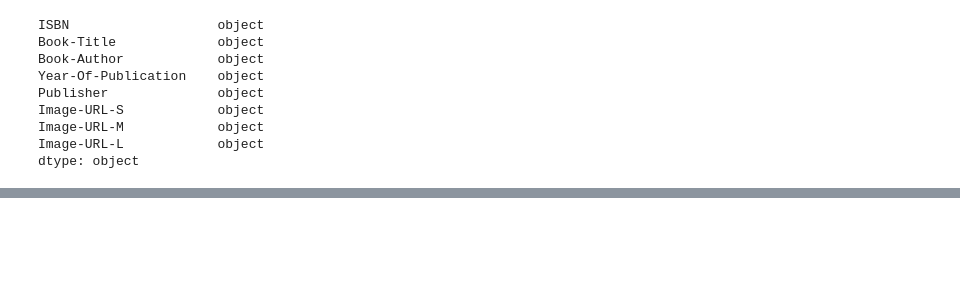
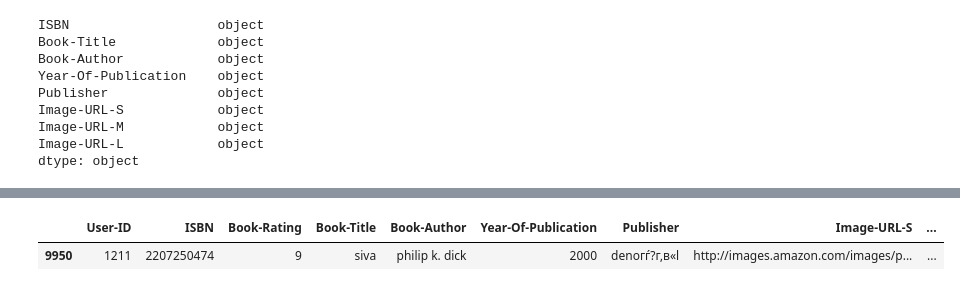
Before and after one commit to Junacik99/DataSenticsHW, a Jupyter notebook: cleanup.ipynb, the cells around one changed output, grey strips where cells are left out. Drawn from its saved outputs; the diff is of its cells as text; code cells hidden in the pictures; blank space fills up the shorter version.

```diff
--- a/cleanup.ipynb
+++ b/cleanup.ipynb
@@ -55,4 +60,10 @@ dataset.head()
 | 2 | 276729 | 0521795028 | 6 | the amsterdam connection : level ... | sue leather | 2001 | cambridge university press | http://images.amazon.com/images/p... | ... |
 | 3 | 276733 | 2080674722 | 0 | les particules elementaires | michel houellebecq | 1998 | flammarion | http://images.amazon.com/images/p... | ... |
 | 4 | 276746 | 0425115801 | 0 | lightning | dean r. koontz | 1996 | berkley publishing group | http://images.amazon.com/images/p... | ... |
+# %%
+# Find all rows where 'Book-Title' is "Siva"
+dataset[dataset['Book-Title'].str.lower() == 'siva']
+# %% [output]
+|  | User-ID | ISBN | Book-Rating | Book-Title | Book-Author | Year-Of-Publication | Publisher | Image-URL-S | ... |
+| 9950 | 1211 | 2207250474 | 9 | siva | philip k. dick | 2000 | denoгѓ?г‚в«l | http://images.amazon.com/images/p... | ... |
 # %%
```
Also changed, not shown: parts of 9 cells of this notebook, 2 other files.
